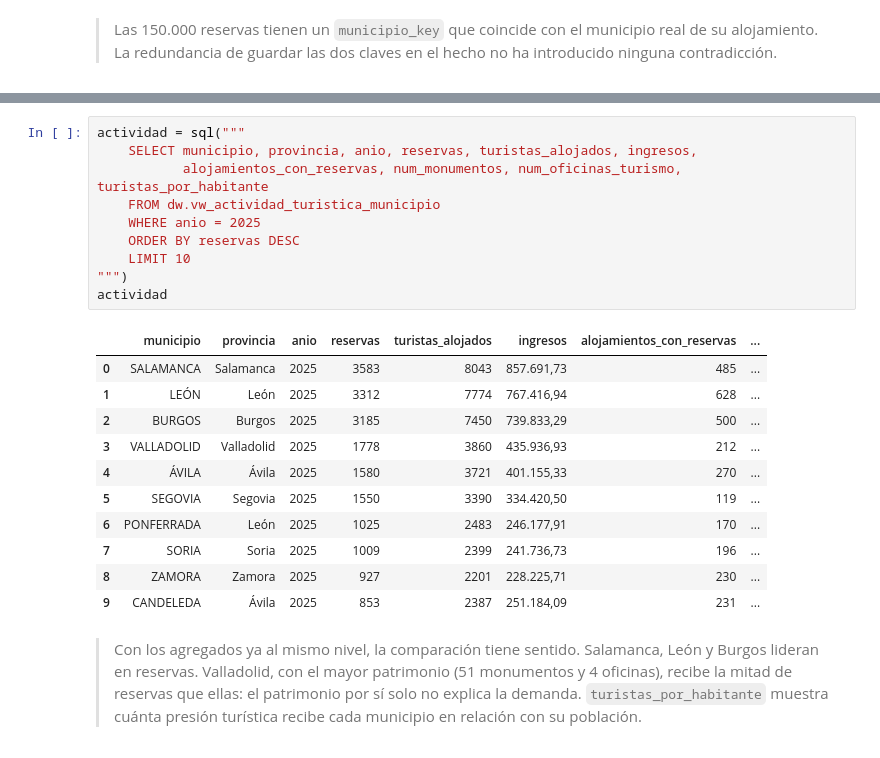
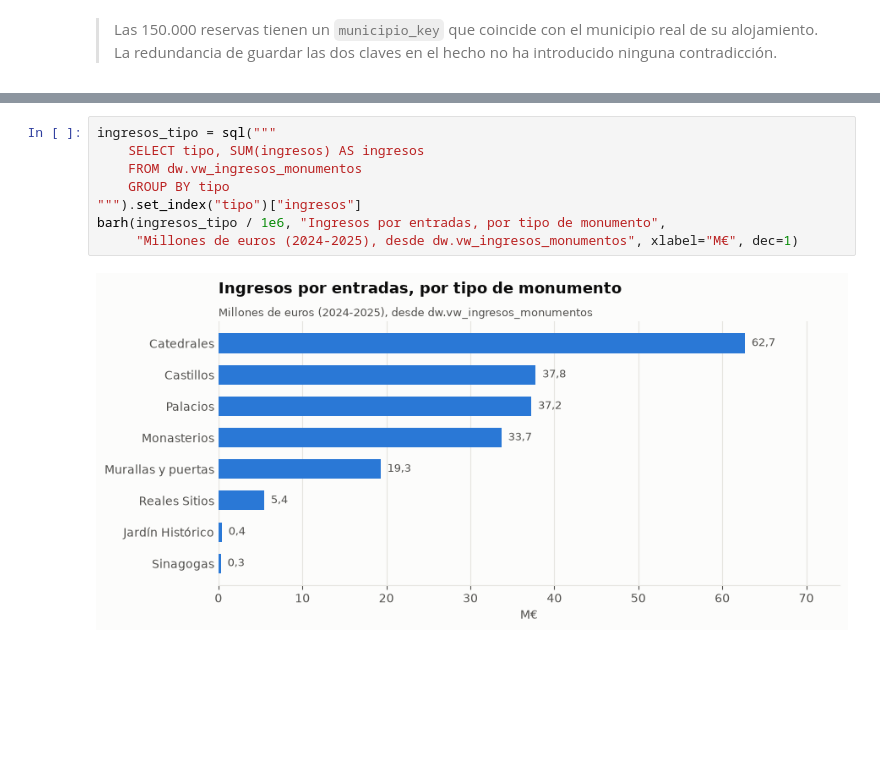
Before and after one commit to GeorgiF0x/SmartTour-BigData, a Jupyter notebook: notebooks/03_Lab05c_Vistas_SCD.ipynb, the cells around one changed output, grey strips where cells are left out. Cells and saved outputs as stored; diff of their text form; blank space fills up the shorter version.

```diff
--- a/notebooks/03_Lab05c_Vistas_SCD.ipynb
+++ b/notebooks/03_Lab05c_Vistas_SCD.ipynb
@@ -516,24 +587,10 @@ sql("""
 # %%
-actividad = sql("""
-    SELECT municipio, provincia, anio, reservas, turistas_alojados, ingresos,
-           alojamientos_con_reservas, num_monumentos, num_oficinas_turismo, turistas_por_habitante
-    FROM dw.vw_actividad_turistica_municipio
-    WHERE anio = 2025
-    ORDER BY reservas DESC
-    LIMIT 10
-""")
-actividad
+ingresos_tipo = sql("""
+    SELECT tipo, SUM(ingresos) AS ingresos
+    FROM dw.vw_ingresos_monumentos
+    GROUP BY tipo
+""").set_index("tipo")["ingresos"]
+barh(ingresos_tipo / 1e6, "Ingresos por entradas, por tipo de monumento",
+     "Millones de euros (2024-2025), desde dw.vw_ingresos_monumentos", xlabel="M€", dec=1)
 # %% [output]
-|  | municipio | provincia | anio | reservas | turistas_alojados | ingresos | alojamientos_con_reservas | ... |
-| 0 | SALAMANCA | Salamanca | 2025 | 3583 | 8043 | 857.691,73 | 485 | ... |
-| 1 | LEÓN | León | 2025 | 3312 | 7774 | 767.416,94 | 628 | ... |
-| 2 | BURGOS | Burgos | 2025 | 3185 | 7450 | 739.833,29 | 500 | ... |
-| 3 | VALLADOLID | Valladolid | 2025 | 1778 | 3860 | 435.936,93 | 212 | ... |
-| 4 | ÁVILA | Ávila | 2025 | 1580 | 3721 | 401.155,33 | 270 | ... |
-| 5 | SEGOVIA | Segovia | 2025 | 1550 | 3390 | 334.420,50 | 119 | ... |
-| 6 | PONFERRADA | León | 2025 | 1025 | 2483 | 246.177,91 | 170 | ... |
-| 7 | SORIA | Soria | 2025 | 1009 | 2399 | 241.736,73 | 196 | ... |
-| 8 | ZAMORA | Zamora | 2025 | 927 | 2201 | 228.225,71 | 230 | ... |
-| 9 | CANDELEDA | Ávila | 2025 | 853 | 2387 | 251.184,09 | 231 | ... |
+[figure, added]
-# %% [markdown]
-> Con los agregados ya al mismo nivel, la comparación tiene sentido. Salamanca, León y Burgos lideran en reservas. Valladolid, con el mayor patrimonio (51 monumentos y 4 oficinas), recibe la mitad de reservas que ellas: el patrimonio por sí solo no explica la demanda. `turistas_por_habitante` muestra cuánta presión turística recibe cada municipio en relación con su población.
```
Also changed, not shown: parts of 96 cells of this notebook, 4 other files.
